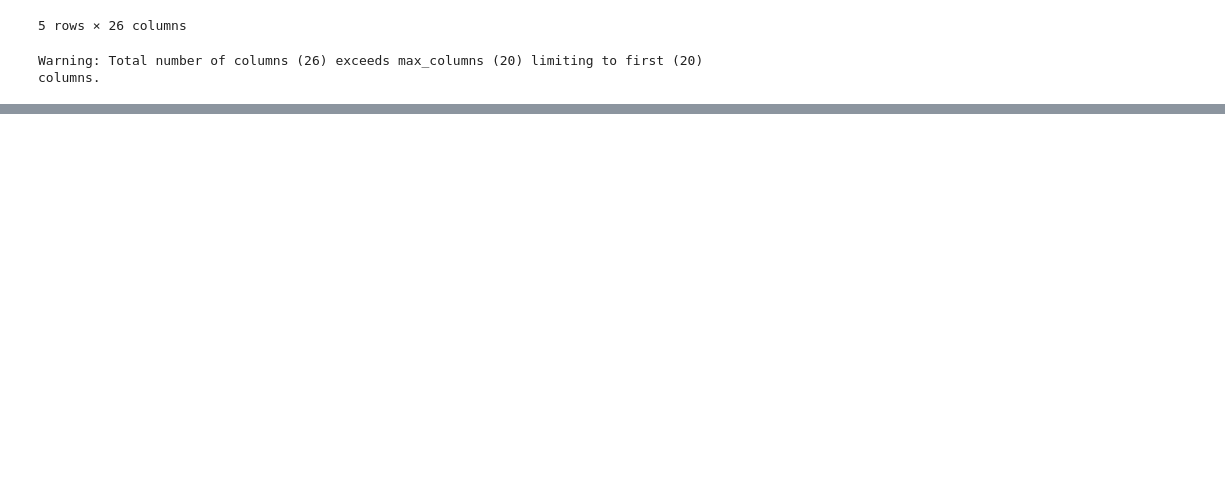
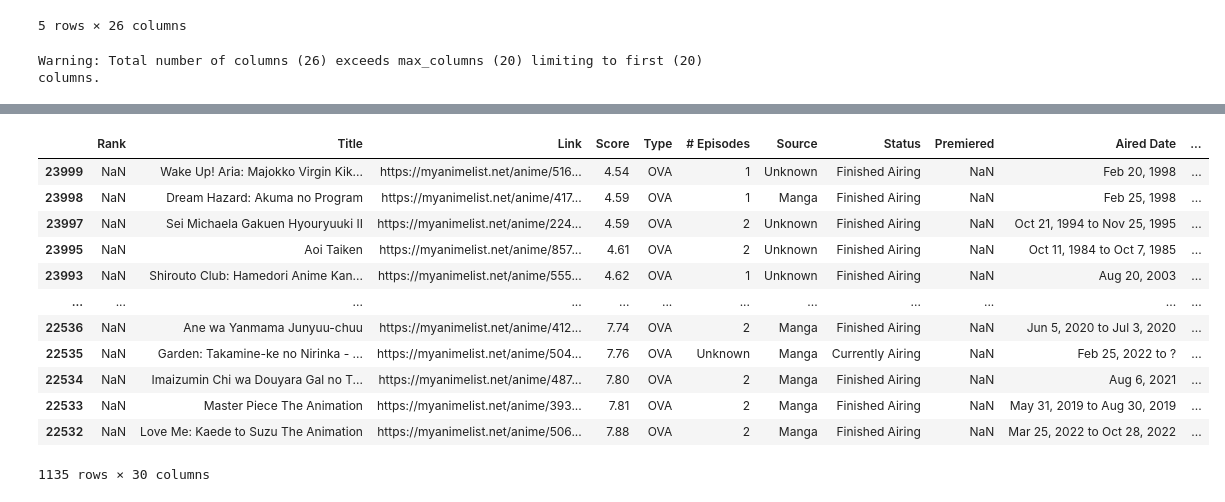
Before and after one commit to jeraldkim/DataScienceProjects, a Jupyter notebook: Scraping_Anime_from_myanimelist.ipynb, the cells around one changed output, grey strips where cells are left out. Cells and saved outputs as stored; diff of their text form; code cells hidden in the pictures; blank space fills up the shorter version.

```diff
--- a/Scraping_Anime_from_myanimelist.ipynb
+++ b/Scraping_Anime_from_myanimelist.ipynb
@@ -376,0 +461,16 @@ anime_df.join(anime_stats_df_combined)
+# %%
+final_anime_df[final_anime_df["Genres"] == 'Hentai,'].sort_values(by = "Score")
+# %% [output]
+|  | Rank | Title | Link | Score | Type | # Episodes | Source | Status | Premiered | Aired Date | ... |
+| 23999 | NaN | Wake Up! Aria: Majokko Virgin Kik... | https://myanimelist.net/anime/516... | 4.54 | OVA | 1 | Unknown | Finished Airing | NaN | Feb 20, 1998 | ... |
+| 23998 | NaN | Dream Hazard: Akuma no Program | https://myanimelist.net/anime/417... | 4.59 | OVA | 1 | Manga | Finished Airing | NaN | Feb 25, 1998 | ... |
+| 23997 | NaN | Sei Michaela Gakuen Hyouryuuki II | https://myanimelist.net/anime/224... | 4.59 | OVA | 2 | Unknown | Finished Airing | NaN | Oct 21, 1994 to Nov 25, 1995 | ... |
+| 23995 | NaN | Aoi Taiken | https://myanimelist.net/anime/857... | 4.61 | OVA | 2 | Unknown | Finished Airing | NaN | Oct 11, 1984 to Oct 7, 1985 | ... |
+| 23993 | NaN | Shirouto Club: Hamedori Anime Kan... | https://myanimelist.net/anime/555... | 4.62 | OVA | 1 | Unknown | Finished Airing | NaN | Aug 20, 2003 | ... |
+| ... | ... | ... | ... | ... | ... | ... | ... | ... | ... | ... | ... |
+| 22536 | NaN | Ane wa Yanmama Junyuu-chuu | https://myanimelist.net/anime/412... | 7.74 | OVA | 2 | Manga | Finished Airing | NaN | Jun 5, 2020 to Jul 3, 2020 | ... |
+| 22535 | NaN | Garden: Takamine-ke no Nirinka - ... | https://myanimelist.net/anime/504... | 7.76 | OVA | Unknown | Manga | Currently Airing | NaN | Feb 25, 2022 to ? | ... |
+| 22534 | NaN | Imaizumin Chi wa Douyara Gal no T... | https://myanimelist.net/anime/487... | 7.80 | OVA | 2 | Manga | Finished Airing | NaN | Aug 6, 2021 | ... |
+| 22533 | NaN | Master Piece The Animation | https://myanimelist.net/anime/393... | 7.81 | OVA | 2 | Manga | Finished Airing | NaN | May 31, 2019 to Aug 30, 2019 | ... |
+| 22532 | NaN | Love Me: Kaede to Suzu The Animation | https://myanimelist.net/anime/506... | 7.88 | OVA | 2 | Manga | Finished Airing | NaN | Mar 25, 2022 to Oct 28, 2022 | ... |
+1135 rows × 30 columns
```
Also changed, not shown: parts of 16 cells of this notebook.
